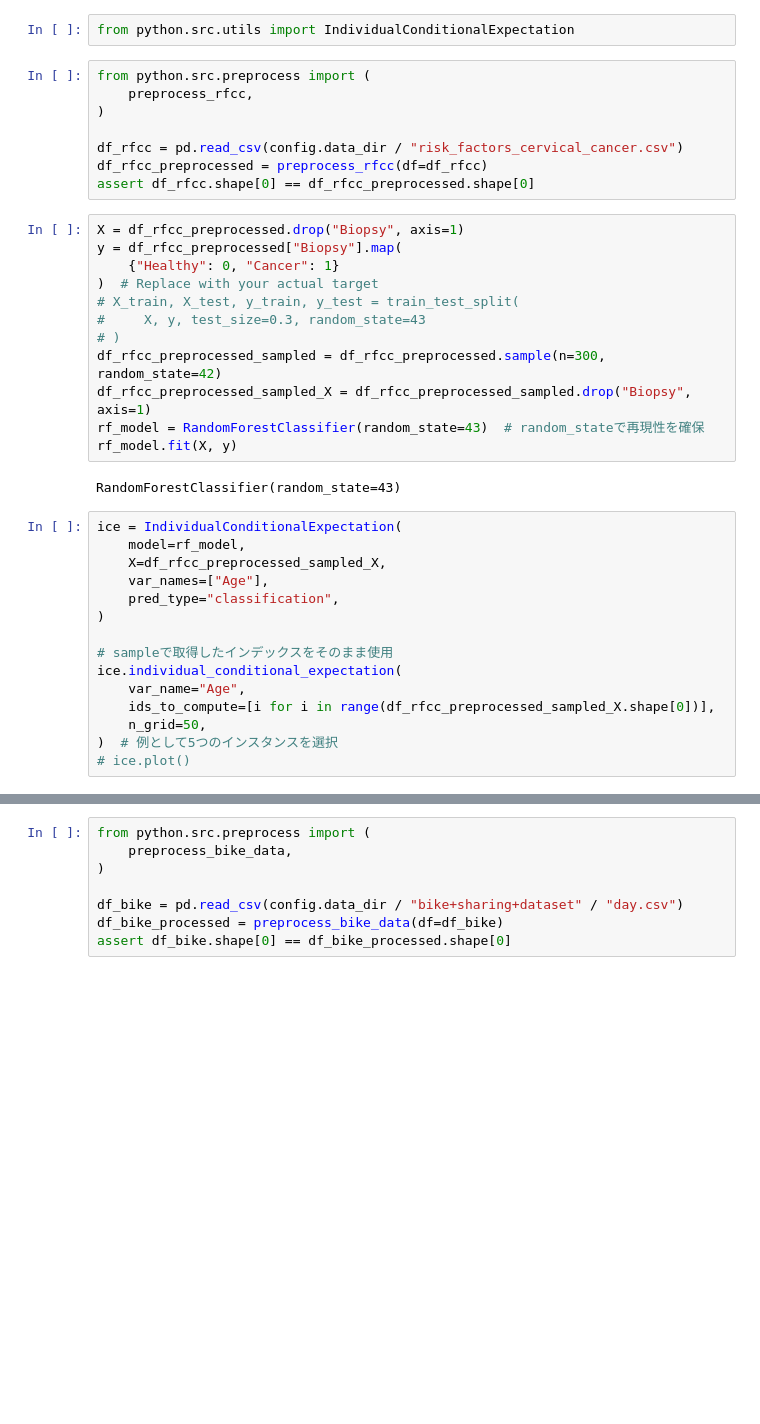
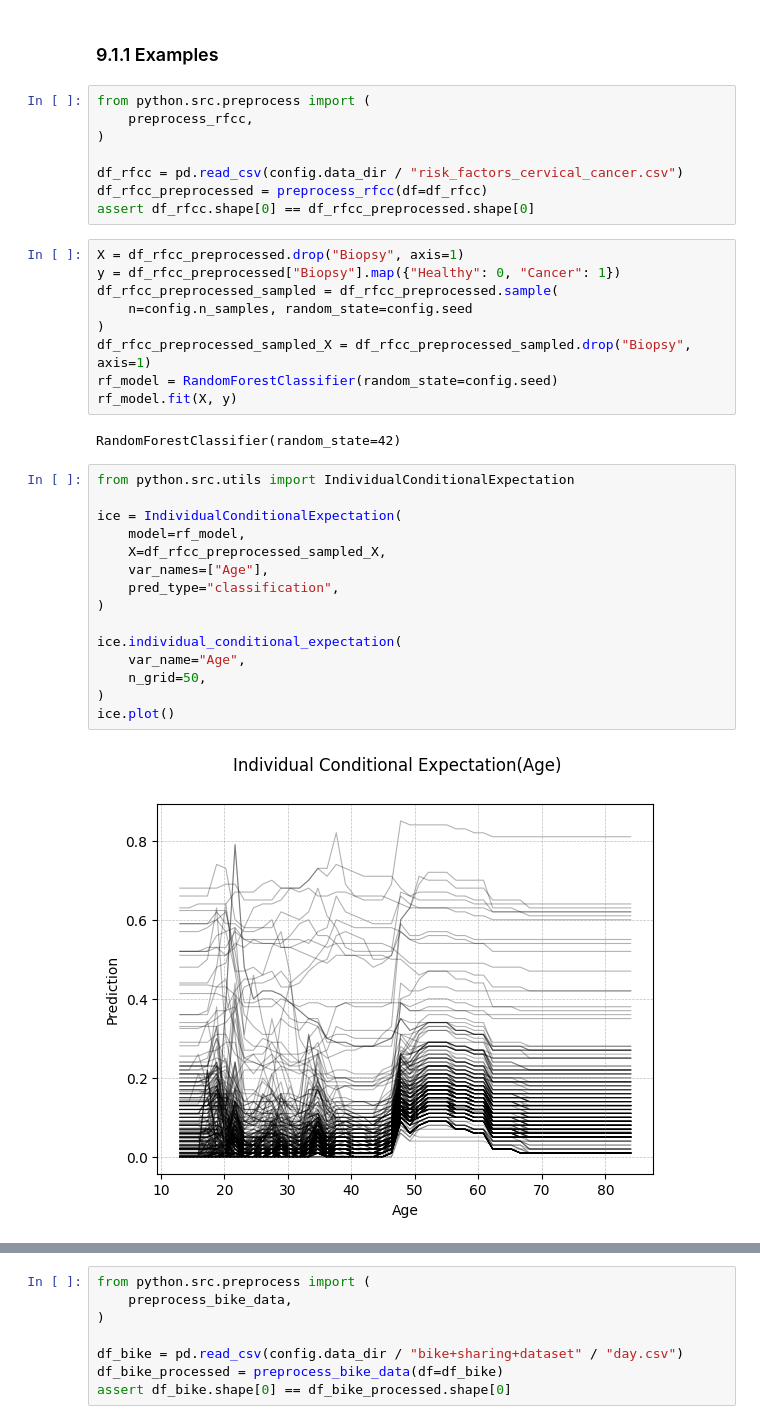
Before and after one commit to shimkoji/Interpretable-machine-learning-by-python, a Jupyter notebook: python/notebook/9.1 ICE.ipynb, the cells around one changed output, grey strips where cells are left out. Drawn from its saved outputs; the diff is of its cells as text; blank space fills up the shorter version.

```diff
--- a/python/notebook/9.1 ICE.ipynb
+++ b/python/notebook/9.1 ICE.ipynb
@@ -33,5 +26,5 @@ The autoreload extension is already loaded. To reload it, use:
-# %%
-from python.src.utils import IndividualConditionalExpectation
+# %% [markdown]
+### 9.1.1 Examples
 # %%
 from python.src.preprocess import (
     preprocess_rfcc,
@@ -42,31 +35,30 @@ df_rfcc_preprocessed = preprocess_rfcc(df=df_rfcc)
 assert df_rfcc.shape[0] == df_rfcc_preprocessed.shape[0]
 # %%
 X = df_rfcc_preprocessed.drop("Biopsy", axis=1)
-y = df_rfcc_preprocessed["Biopsy"].map(
-    {"Healthy": 0, "Cancer": 1}
-)  # Replace with your actual target
-# X_train, X_test, y_train, y_test = train_test_split(
-#     X, y, test_size=0.3, random_state=43
-# )
-df_rfcc_preprocessed_sampled = df_rfcc_preprocessed.sample(n=300, random_state=42)
+y = df_rfcc_preprocessed["Biopsy"].map({"Healthy": 0, "Cancer": 1})
+df_rfcc_preprocessed_sampled = df_rfcc_preprocessed.sample(
+    n=config.n_samples, random_state=config.seed
+)
 df_rfcc_preprocessed_sampled_X = df_rfcc_preprocessed_sampled.drop("Biopsy", axis=1)
-rf_model = RandomForestClassifier(random_state=43)  # random_stateで再現性を確保
+rf_model = RandomForestClassifier(random_state=config.seed)
 rf_model.fit(X, y)
 # %% [output]
-RandomForestClassifier(random_state=43)
+RandomForestClassifier(random_state=42)
 # %%
+from python.src.utils import IndividualConditionalExpectation
+
 ice = IndividualConditionalExpectation(
     model=rf_model,
     X=df_rfcc_preprocessed_sampled_X,
     var_names=["Age"],
     pred_type="classification",
 )
 
-# sampleで取得したインデックスをそのまま使用
 ice.individual_conditional_expectation(
     var_name="Age",
-    ids_to_compute=[i for i in range(df_rfcc_preprocessed_sampled_X.shape[0])],
     n_grid=50,
-)  # 例として5つのインスタンスを選択
-# ice.plot()
+)
+ice.plot()
+# %% [output]
+[figure, added]
 # %%
```
Also changed, not shown: parts of 11 cells of this notebook.
